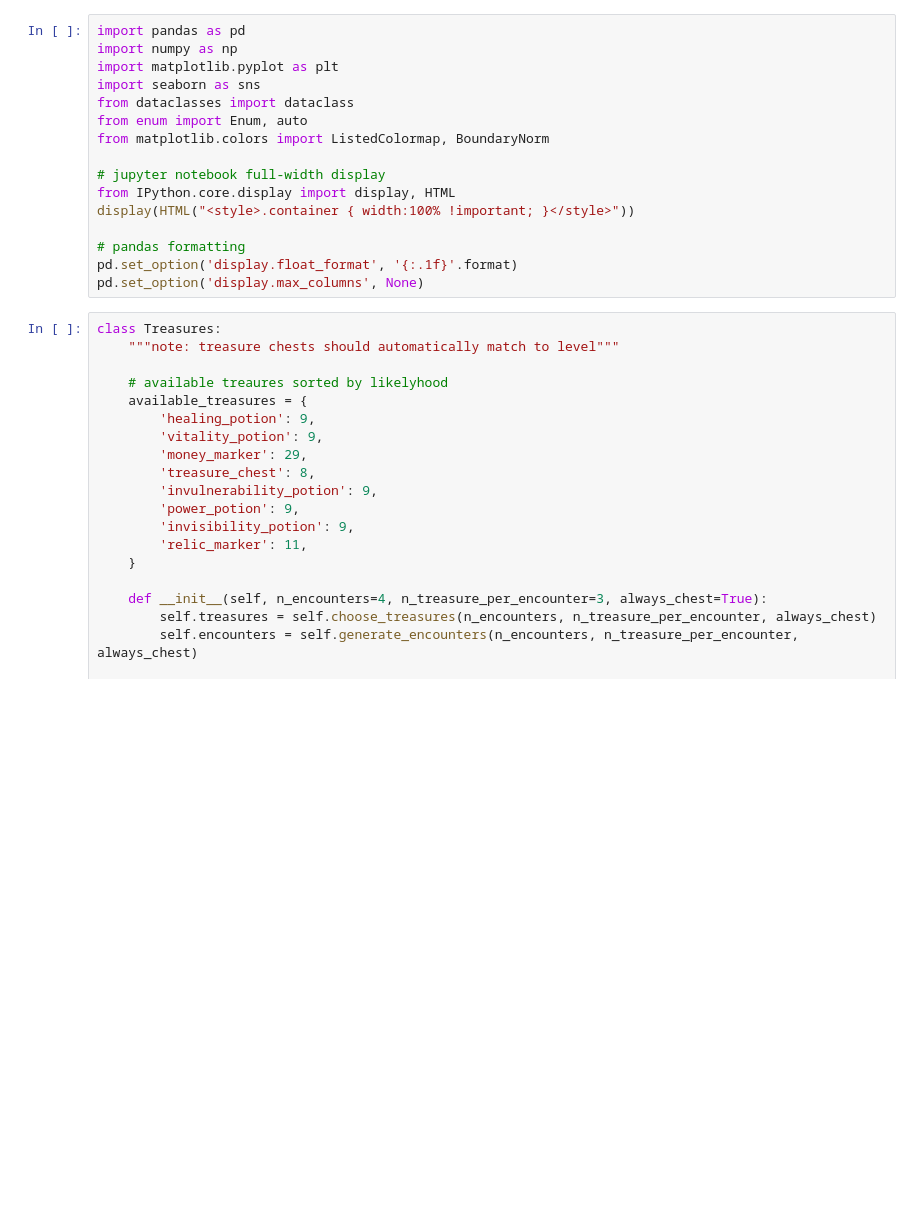
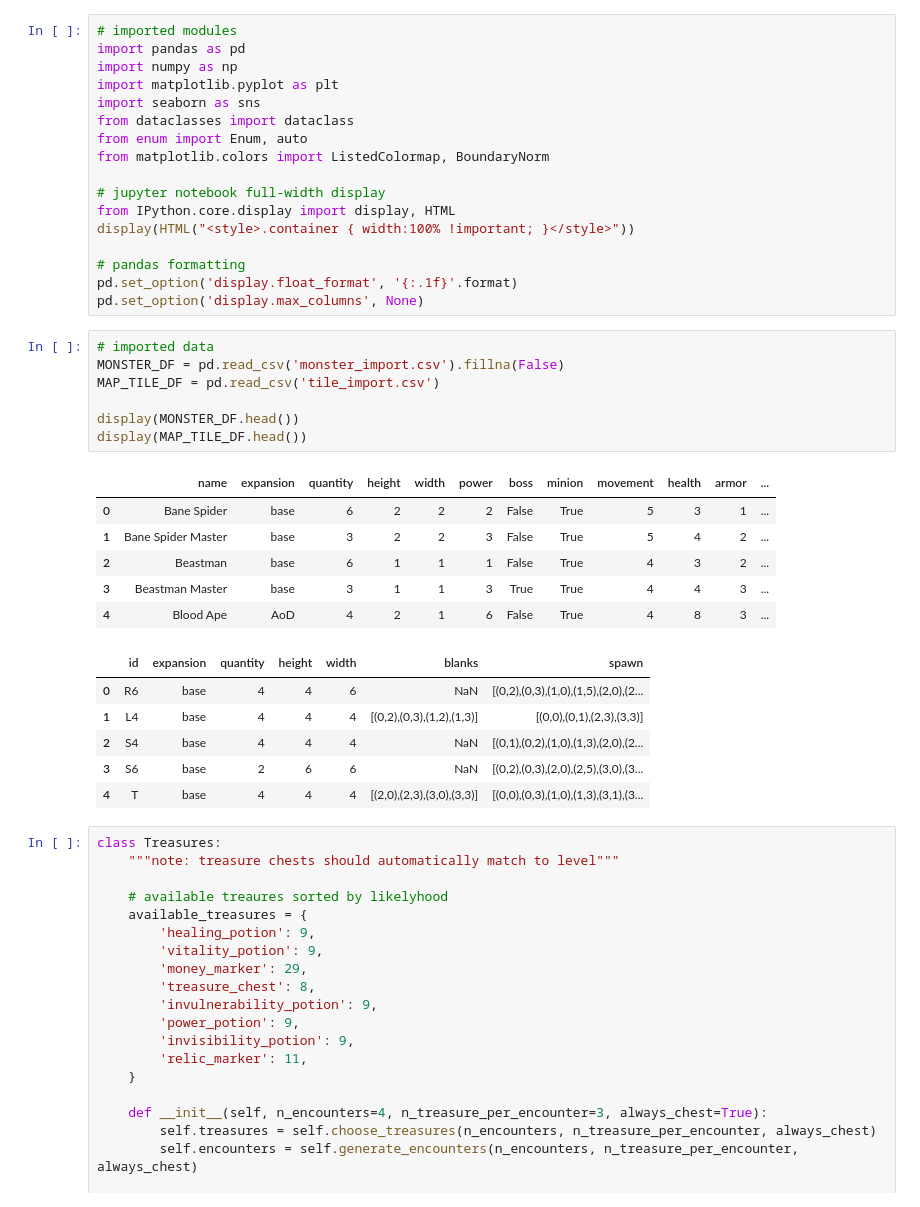
Before and after one commit to KevinCarr42/Descent_AI, a Jupyter notebook: DescentMapGenerator.ipynb, the cells around one changed output. Cells and saved outputs as stored; diff of their text form; blank space fills up the shorter version.

Commit message:
added Tile class, and tweaked monster csv import, some main class cleanup still WIP

```diff
--- a/DescentMapGenerator.ipynb
+++ b/DescentMapGenerator.ipynb
@@ -1,4 +1,5 @@
 # %%
+# imported modules
 import pandas as pd
 import numpy as np
 import matplotlib.pyplot as plt
@@ -14,6 +15,26 @@ display(HTML("<style>.container { width:100% !important; }</style>"))
 # pandas formatting
 pd.set_option('display.float_format', '{:.1f}'.format)
 pd.set_option('display.max_columns', None)
+# %%
+# imported data
+MONSTER_DF = pd.read_csv('monster_import.csv').fillna(False)
+MAP_TILE_DF = pd.read_csv('tile_import.csv')
+
+display(MONSTER_DF.head())
+display(MAP_TILE_DF.head())
+# %% [output]
+|  | name | expansion | quantity | height | width | power | boss | minion | movement | health | armor | ... |
+| 0 | Bane Spider | base | 6 | 2 | 2 | 2 | False | True | 5 | 3 | 1 | ... |
+| 1 | Bane Spider Master | base | 3 | 2 | 2 | 3 | False | True | 5 | 4 | 2 | ... |
+| 2 | Beastman | base | 6 | 1 | 1 | 1 | False | True | 4 | 3 | 2 | ... |
+| 3 | Beastman Master | base | 3 | 1 | 1 | 3 | True | True | 4 | 4 | 3 | ... |
+| 4 | Blood Ape | AoD | 4 | 2 | 1 | 6 | False | True | 4 | 8 | 3 | ... |
+|  | id | expansion | quantity | height | width | blanks | spawn |
+| 0 | R6 | base | 4 | 4 | 6 | NaN | [(0,2),(0,3),(1,0),(1,5),(2,0),(2... |
+| 1 | L4 | base | 4 | 4 | 4 | [(0,2),(0,3),(1,2),(1,3)] | [(0,0),(0,1),(2,3),(3,3)] |
+| 2 | S4 | base | 4 | 4 | 4 | NaN | [(0,1),(0,2),(1,0),(1,3),(2,0),(2... |
+| 3 | S6 | base | 2 | 6 | 6 | NaN | [(0,2),(0,3),(2,0),(2,5),(3,0),(3... |
+| 4 | T | base | 4 | 4 | 4 | [(2,0),(2,3),(3,0),(3,3)] | [(0,0),(0,3),(1,0),(1,3),(3,1),(3... |
 # %%
 class Treasures:
     """note: treasure chests should automatically match to level"""
```
Also changed, not shown: parts of 12 cells of this notebook, 1 other file.
